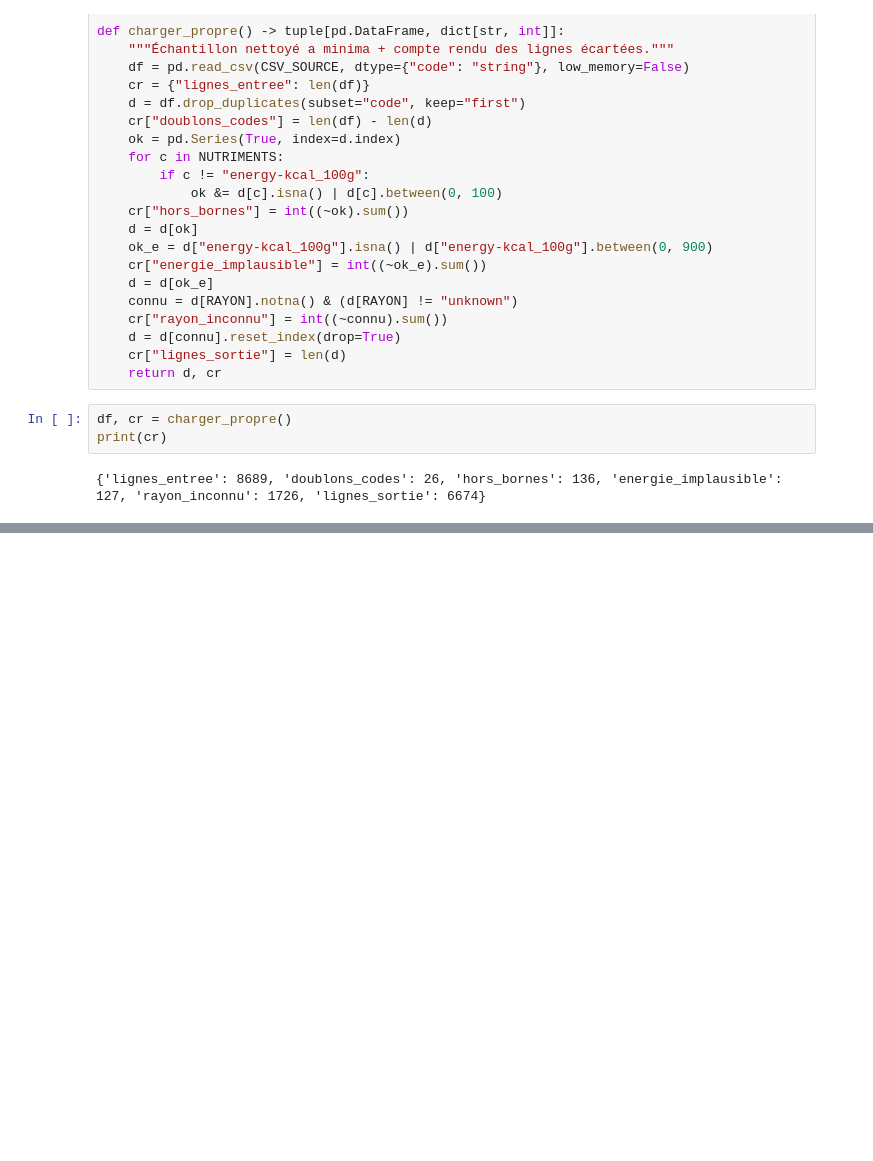
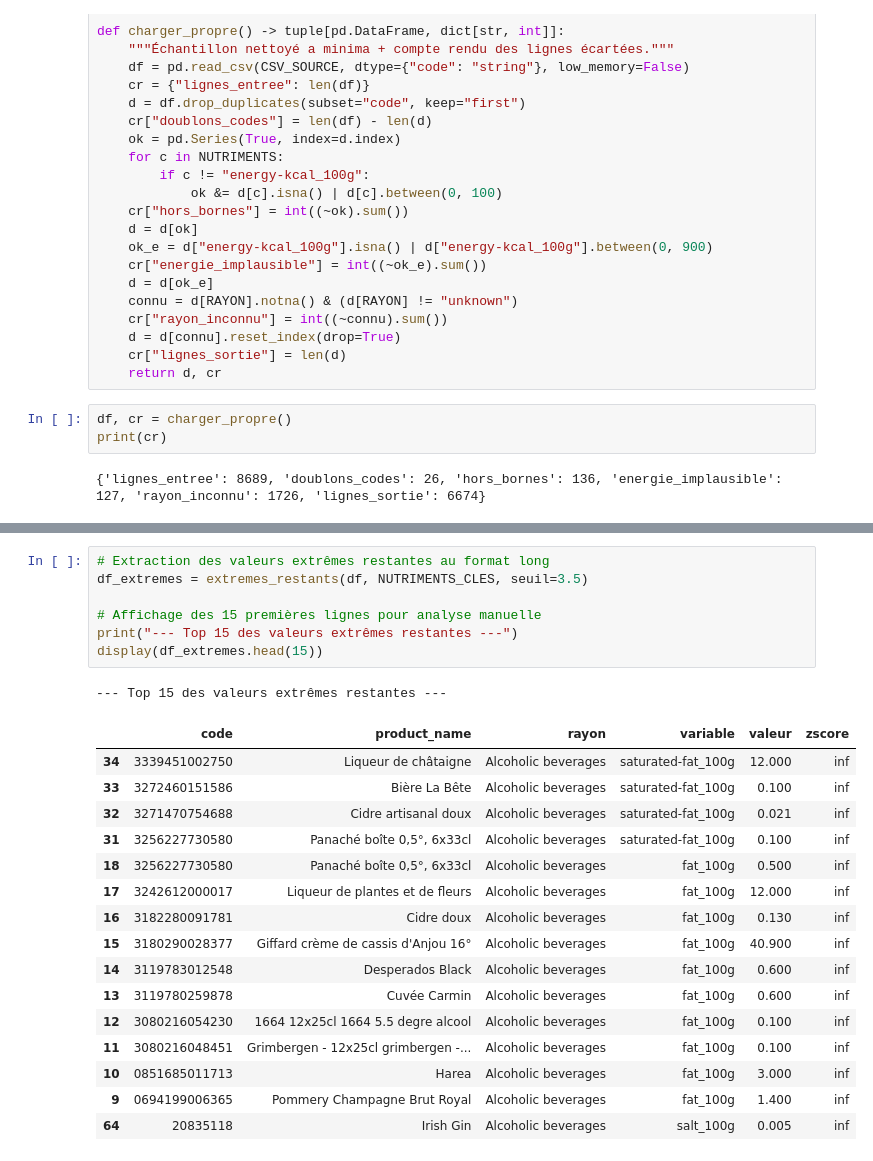
Before and after one commit to experimentall/M2I_Nutriscope, a Jupyter notebook: notebooks/eda_reference.ipynb, the cells around one changed output, grey strips where cells are left out. Drawn from its saved outputs; the diff is of its cells as text; blank space fills up the shorter version.

```diff
--- a/notebooks/eda_reference.ipynb
+++ b/notebooks/eda_reference.ipynb
@@ -282,3 +503,28 @@ Statistique : V de Cramér = 0.3427
+# %%
+# Extraction des valeurs extrêmes restantes au format long
+df_extremes = extremes_restants(df, NUTRIMENTS_CLES, seuil=3.5)
+
+# Affichage des 15 premières lignes pour analyse manuelle
+print("--- Top 15 des valeurs extrêmes restantes ---")
+display(df_extremes.head(15))
+# %% [output]
+--- Top 15 des valeurs extrêmes restantes ---
+|  | code | product_name | rayon | variable | valeur | zscore |
+| 34 | 3339451002750 | Liqueur de châtaigne | Alcoholic beverages | saturated-fat_100g | 12.000 | inf |
+| 33 | 3272460151586 | Bière La Bête | Alcoholic beverages | saturated-fat_100g | 0.100 | inf |
+| 32 | 3271470754688 | Cidre artisanal doux | Alcoholic beverages | saturated-fat_100g | 0.021 | inf |
+| 31 | 3256227730580 | Panaché boîte 0,5°, 6x33cl | Alcoholic beverages | saturated-fat_100g | 0.100 | inf |
+| 18 | 3256227730580 | Panaché boîte 0,5°, 6x33cl | Alcoholic beverages | fat_100g | 0.500 | inf |
+| 17 | 3242612000017 | Liqueur de plantes et de fleurs | Alcoholic beverages | fat_100g | 12.000 | inf |
+| 16 | 3182280091781 | Cidre doux | Alcoholic beverages | fat_100g | 0.130 | inf |
+| 15 | 3180290028377 | Giffard crème de cassis d'Anjou 16° | Alcoholic beverages | fat_100g | 40.900 | inf |
+| 14 | 3119783012548 | Desperados Black | Alcoholic beverages | fat_100g | 0.600 | inf |
+| 13 | 3119780259878 | Cuvée Carmin | Alcoholic beverages | fat_100g | 0.600 | inf |
+| 12 | 3080216054230 | 1664 12x25cl 1664 5.5 degre alcool | Alcoholic beverages | fat_100g | 0.100 | inf |
+| 11 | 3080216048451 | Grimbergen - 12x25cl grimbergen -... | Alcoholic beverages | fat_100g | 0.100 | inf |
+| 10 | 0851685011713 | Harea | Alcoholic beverages | fat_100g | 3.000 | inf |
+| 9 | 0694199006365 | Pommery Champagne Brut Royal | Alcoholic beverages | fat_100g | 1.400 | inf |
+| 64 | 20835118 | Irish Gin | Alcoholic beverages | salt_100g | 0.005 | inf |
 # %% [markdown]
 ### 5. Hypothèses et registre
 
```
Also changed, not shown: parts of 11 cells of this notebook, 24 other files.
